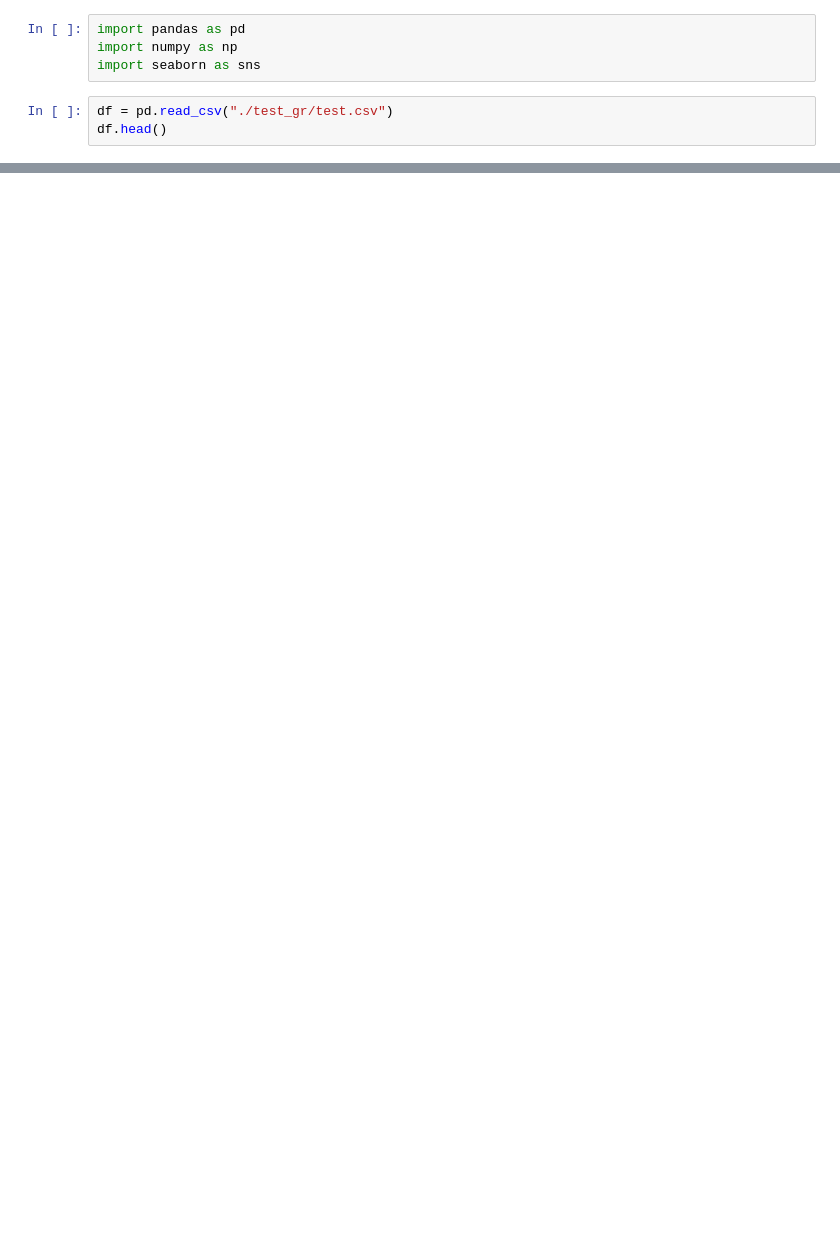
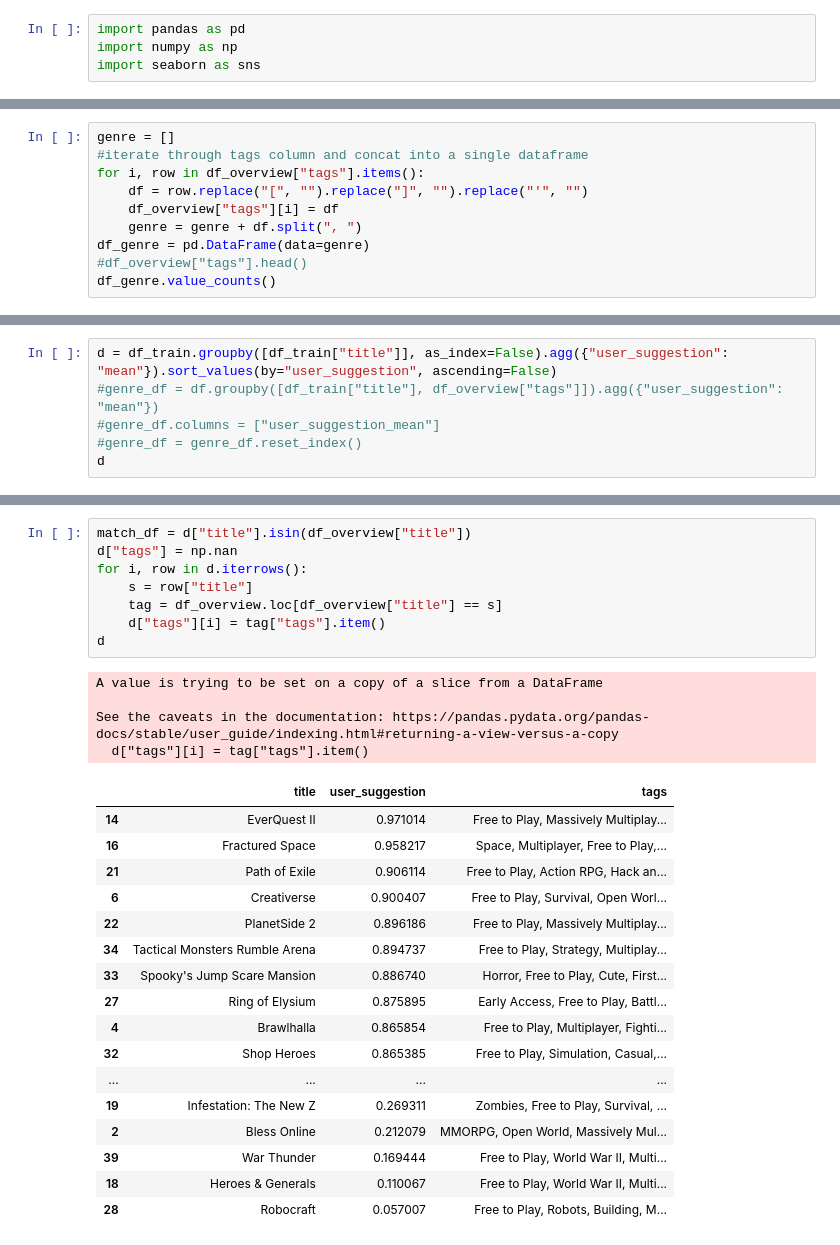
Before and after one commit to DylanSTucker/cmpt318-dataAnalysis, a Jupyter notebook: figures.ipynb, the cells around one changed output, grey strips where cells are left out. Saved outputs shown, nothing was run; the diff lists cells and outputs as text; blank space fills up the shorter version.

```diff
--- a/figures.ipynb
+++ b/figures.ipynb
@@ -2,6 +2,3 @@
 import pandas as pd
 import numpy as np
 import seaborn as sns
-# %%
-df = pd.read_csv("./test_gr/test.csv")
-df.head()
@@ -26,0 +45,10 @@ df.describe()
+# %%
+genre = []
+#iterate through tags column and concat into a single dataframe
+for i, row in df_overview["tags"].items():
+    df = row.replace("[", "").replace("]", "").replace("'", "")
+    df_overview["tags"][i] = df
+    genre = genre + df.split(", ")
+df_genre = pd.DataFrame(data=genre)
+#df_overview["tags"].head()
+df_genre.value_counts()
@@ -26,0 +70,6 @@ df.describe()
+# %%
+d = df_train.groupby([df_train["title"]], as_index=False).agg({"user_suggestion": "mean"}).sort_values(by="user_suggestion", ascending=False)
+#genre_df = df.groupby([df_train["title"], df_overview["tags"]]).agg({"user_suggestion": "mean"})
+#genre_df.columns = ["user_suggestion_mean"]
+#genre_df = genre_df.reset_index()
+d
@@ -26,0 +94,30 @@ df.describe()
+# %%
+match_df = d["title"].isin(df_overview["title"])
+d["tags"] = np.nan
+for i, row in d.iterrows():
+    s = row["title"]
+    tag = df_overview.loc[df_overview["title"] == s]
+    d["tags"][i] = tag["tags"].item()
+d
+# %% [output]
+A value is trying to be set on a copy of a slice from a DataFrame
+
+See the caveats in the documentation: https://pandas.pydata.org/pandas-docs/stable/user_guide/indexing.html#returning-a-view-versus-a-copy
+  d["tags"][i] = tag["tags"].item()
+|  | title | user_suggestion | tags |
+| 14 | EverQuest II | 0.971014 | Free to Play, Massively Multiplay... |
+| 16 | Fractured Space | 0.958217 | Space, Multiplayer, Free to Play,... |
+| 21 | Path of Exile | 0.906114 | Free to Play, Action RPG, Hack an... |
+| 6 | Creativerse | 0.900407 | Free to Play, Survival, Open Worl... |
+| 22 | PlanetSide 2 | 0.896186 | Free to Play, Massively Multiplay... |
+| 34 | Tactical Monsters Rumble Arena | 0.894737 | Free to Play, Strategy, Multiplay... |
+| 33 | Spooky's Jump Scare Mansion | 0.886740 | Horror, Free to Play, Cute, First... |
+| 27 | Ring of Elysium | 0.875895 | Early Access, Free to Play, Battl... |
+| 4 | Brawlhalla | 0.865854 | Free to Play, Multiplayer, Fighti... |
+| 32 | Shop Heroes | 0.865385 | Free to Play, Simulation, Casual,... |
+| ... | ... | ... | ... |
+| 19 | Infestation: The New Z | 0.269311 | Zombies, Free to Play, Survival, ... |
+| 2 | Bless Online | 0.212079 | MMORPG, Open World, Massively Mul... |
+| 39 | War Thunder | 0.169444 | Free to Play, World War II, Multi... |
+| 18 | Heroes & Generals | 0.110067 | Free to Play, World War II, Multi... |
+| 28 | Robocraft | 0.057007 | Free to Play, Robots, Building, M... |
```
Also changed, not shown: parts of 15 cells of this notebook.
